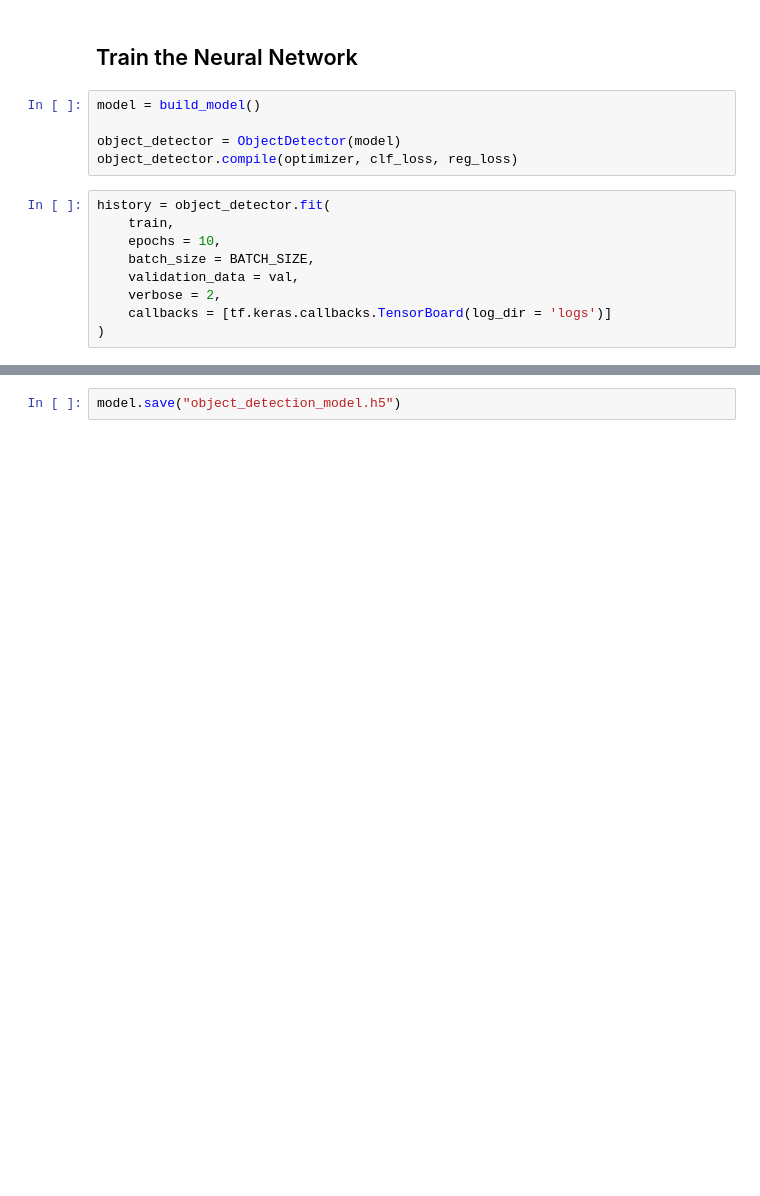
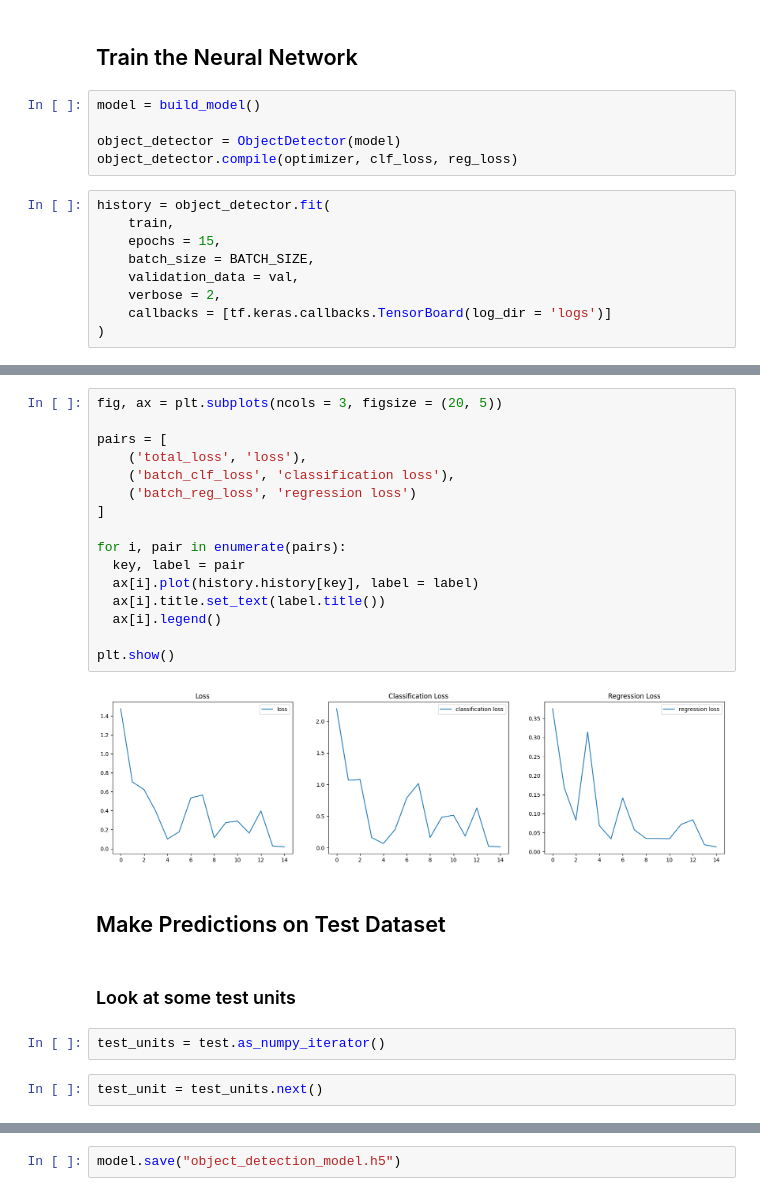
Before and after one commit to DrNattapoom/object-detection, a Jupyter notebook: object_detection.ipynb, the cells around one changed output, grey strips where cells are left out. Saved outputs shown, nothing was run; the diff lists cells and outputs as text; blank space fills up the shorter version.

```diff
--- a/object_detection.ipynb
+++ b/object_detection.ipynb
@@ -246,7 +309,7 @@ object_detector.compile(optimizer, clf_loss, reg_loss)
 # %%
 history = object_detector.fit(
     train,
-    epochs = 10,
+    epochs = 15,
     batch_size = BATCH_SIZE,
     validation_data = val,
     verbose = 2,
@@ -275,0 +336,26 @@ Epoch 10/10
+# %%
+fig, ax = plt.subplots(ncols = 3, figsize = (20, 5))
+
+pairs = [
+    ('total_loss', 'loss'),
+    ('batch_clf_loss', 'classification loss'),
+    ('batch_reg_loss', 'regression loss')
+]
+
+for i, pair in enumerate(pairs):
+  key, label = pair
+  ax[i].plot(history.history[key], label = label)
+  ax[i].title.set_text(label.title())
+  ax[i].legend()
+
+plt.show()
+# %% [output]
+[figure, added]
+# %% [markdown]
+## Make Predictions on Test Dataset
+# %% [markdown]
+### Look at some test units
+# %%
+test_units = test.as_numpy_iterator()
+# %%
+test_unit = test_units.next()
```
Also changed, not shown: parts of 15 cells of this notebook, 1 other file.
